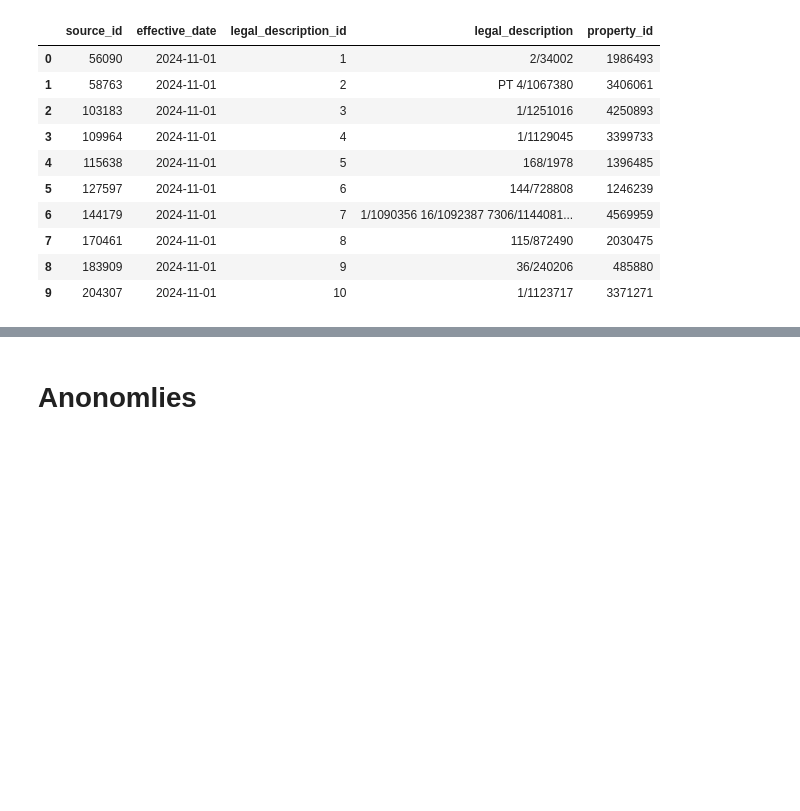
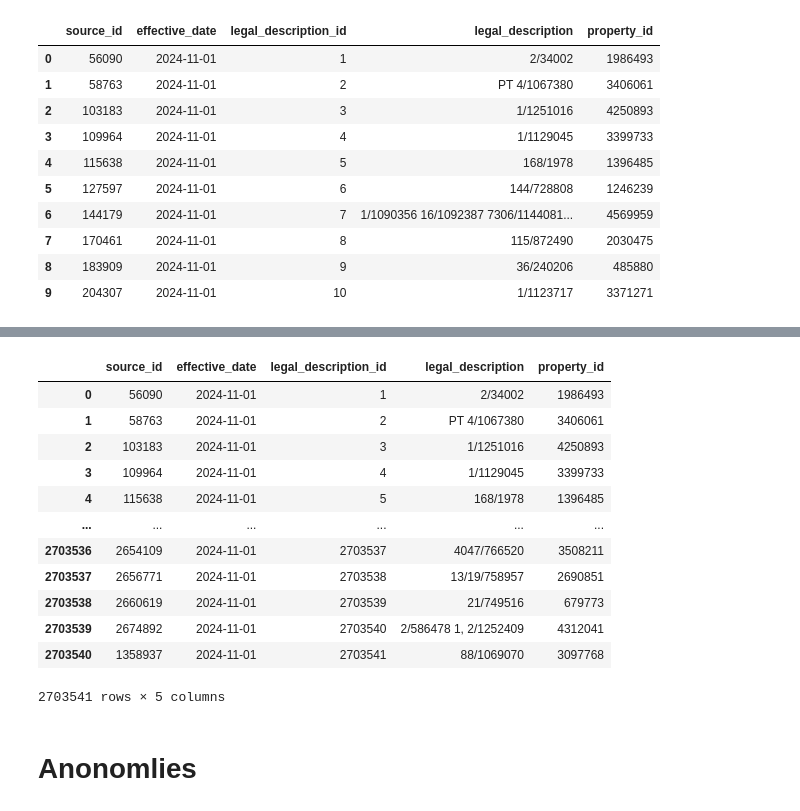
Before and after one commit to AKST/Australian-Address-Boundaries-Land-Property-Price-Database, a Jupyter notebook: pg_nswvg_property_desc.ipynb, the cells around one changed output, grey strips where cells are left out. Cells and saved outputs as stored; diff of their text form; code cells hidden in the pictures; blank space fills up the shorter version.

```diff
--- a/pg_nswvg_property_desc.ipynb
+++ b/pg_nswvg_property_desc.ipynb
@@ -163,3 +226,22 @@ property_descriptions
+# %%
+get_the_data("""
+    SELECT d.* FROM nsw_lrs.legal_description d
+     where effective_date >= '2024-11-01' and effective_date < '2025-01-01'
+""")
+# %% [output]
+|  | source_id | effective_date | legal_description_id | legal_description | property_id |
+| 0 | 56090 | 2024-11-01 | 1 | 2/34002 | 1986493 |
+| 1 | 58763 | 2024-11-01 | 2 | PT 4/1067380 | 3406061 |
+| 2 | 103183 | 2024-11-01 | 3 | 1/1251016 | 4250893 |
+| 3 | 109964 | 2024-11-01 | 4 | 1/1129045 | 3399733 |
+| 4 | 115638 | 2024-11-01 | 5 | 168/1978 | 1396485 |
+| ... | ... | ... | ... | ... | ... |
+| 2703536 | 2654109 | 2024-11-01 | 2703537 | 4047/766520 | 3508211 |
+| 2703537 | 2656771 | 2024-11-01 | 2703538 | 13/19/758957 | 2690851 |
+| 2703538 | 2660619 | 2024-11-01 | 2703539 | 21/749516 | 679773 |
+| 2703539 | 2674892 | 2024-11-01 | 2703540 | 2/586478 1, 2/1252409 | 4312041 |
+| 2703540 | 1358937 | 2024-11-01 | 2703541 | 88/1069070 | 3097768 |
+2703541 rows × 5 columns
 # %% [markdown]
 # Anonomlies
 # %% [markdown]
```
Also changed, not shown: parts of 4 cells of this notebook, 16 other files.
